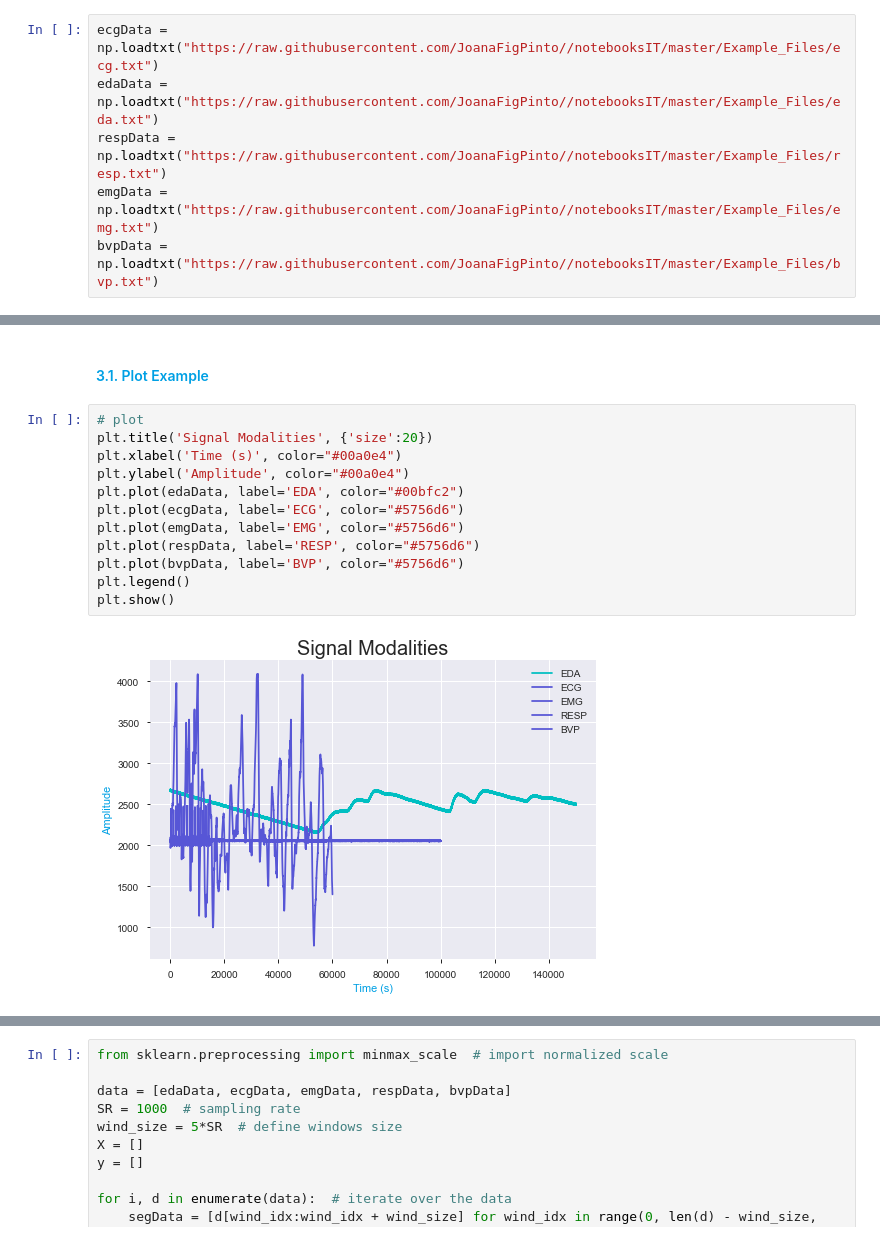
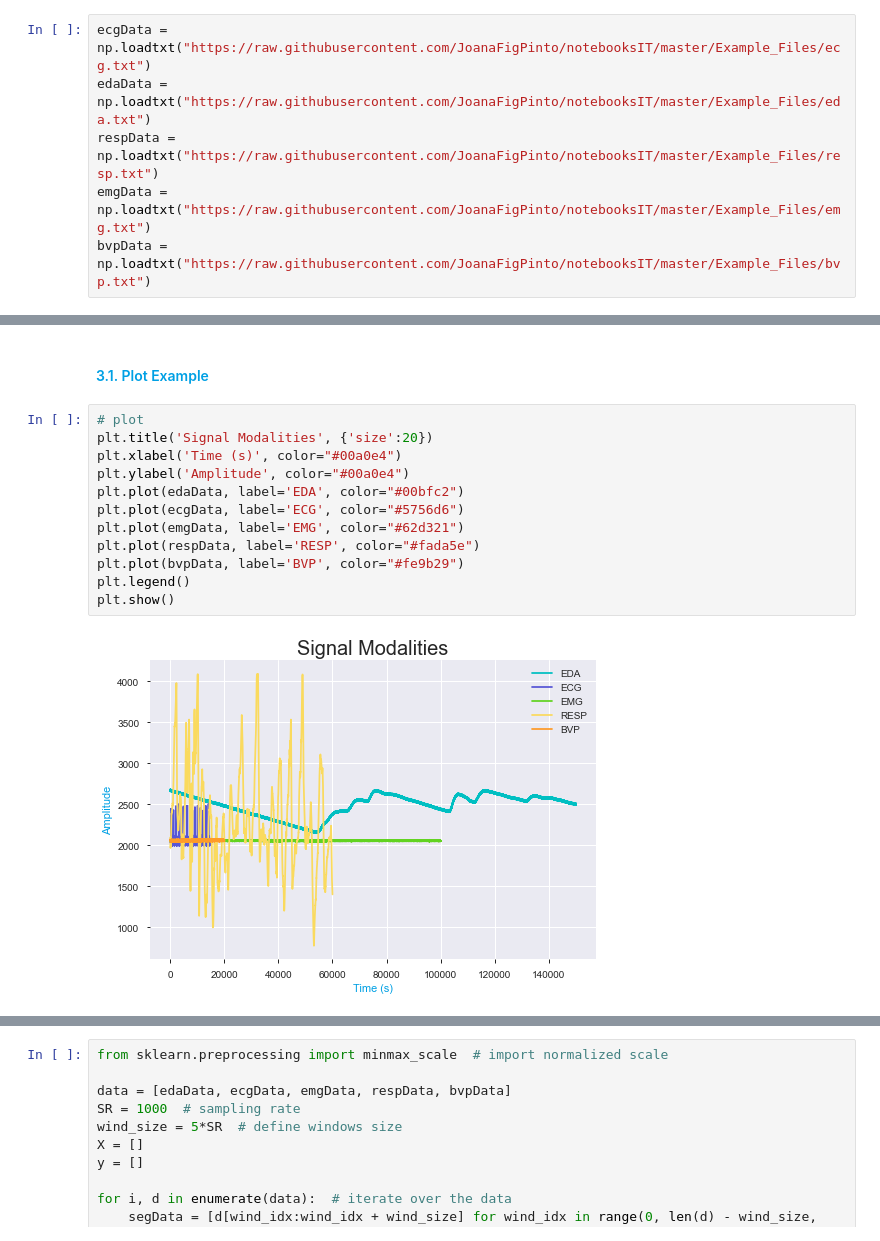
Before and after one commit to PIA-Group/ScientISST-notebooks, a Jupyter notebook: 3.Classification/SignalClassificationUsingSL.ipynb, the cells around one changed output, grey strips where cells are left out. Drawn from its saved outputs; the diff is of its cells as text.

Commit message:
changed plot colors

```diff
--- a/3.Classification/SignalClassificationUsingSL.ipynb
+++ b/3.Classification/SignalClassificationUsingSL.ipynb
@@ -53,11 +50,11 @@ In this example you can choose to use your own files or upload the our example f
 
 Open the .txt file to take a look at the data. As it can be seen, at first glance, without the given labels there is no way to know to which each modality the data belongs to.
 # %%
-ecgData = np.loadtxt("https://raw.githubusercontent.com/JoanaFigPinto//notebooksIT/master/Example_Files/ecg.txt")
-edaData = np.loadtxt("https://raw.githubusercontent.com/JoanaFigPinto//notebooksIT/master/Example_Files/eda.txt")
-respData = np.loadtxt("https://raw.githubusercontent.com/JoanaFigPinto//notebooksIT/master/Example_Files/resp.txt")
-emgData = np.loadtxt("https://raw.githubusercontent.com/JoanaFigPinto//notebooksIT/master/Example_Files/emg.txt")
-bvpData = np.loadtxt("https://raw.githubusercontent.com/JoanaFigPinto//notebooksIT/master/Example_Files/bvp.txt")
+ecgData = np.loadtxt("https://raw.githubusercontent.com/JoanaFigPinto/notebooksIT/master/Example_Files/ecg.txt")
+edaData = np.loadtxt("https://raw.githubusercontent.com/JoanaFigPinto/notebooksIT/master/Example_Files/eda.txt")
+respData = np.loadtxt("https://raw.githubusercontent.com/JoanaFigPinto/notebooksIT/master/Example_Files/resp.txt")
+emgData = np.loadtxt("https://raw.githubusercontent.com/JoanaFigPinto/notebooksIT/master/Example_Files/emg.txt")
+bvpData = np.loadtxt("https://raw.githubusercontent.com/JoanaFigPinto/notebooksIT/master/Example_Files/bvp.txt")
 # %% [markdown]
 ### <div style="color:#00a0e4">   3. Data Visualization </div>
 
@@ -67,17 +64,17 @@ Visualize the different signal modalities to observe their similarities and disc
 # %%
 # plot
 plt.title('Signal Modalities', {'size':20})
 plt.xlabel('Time (s)', color="#00a0e4")
 plt.ylabel('Amplitude', color="#00a0e4")
 plt.plot(edaData, label='EDA', color="#00bfc2")
 plt.plot(ecgData, label='ECG', color="#5756d6")
-plt.plot(emgData, label='EMG', color="#5756d6")
-plt.plot(respData, label='RESP', color="#5756d6")
-plt.plot(bvpData, label='BVP', color="#5756d6")
+plt.plot(emgData, label='EMG', color="#62d321")
+plt.plot(respData, label='RESP', color="#fada5e")
+plt.plot(bvpData, label='BVP', color="#fe9b29")
 plt.legend()
 plt.show()
 # %% [output]
-[figure, old version]
+[figure, new version]
 # %% [markdown]
 
 ### <div style="color:#00a0e4">   4. Machine Learning </div>
```
Also changed, not shown: parts of 2 cells of this notebook.
